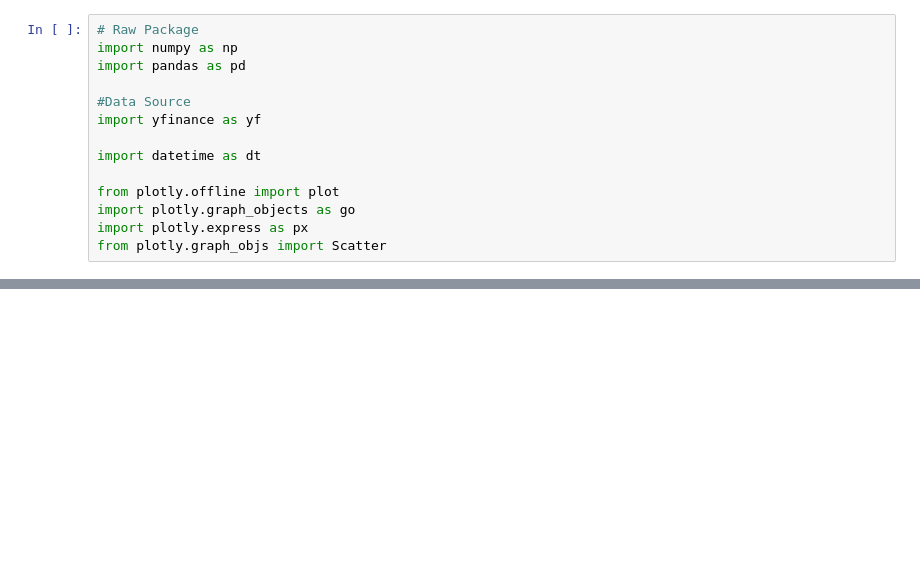
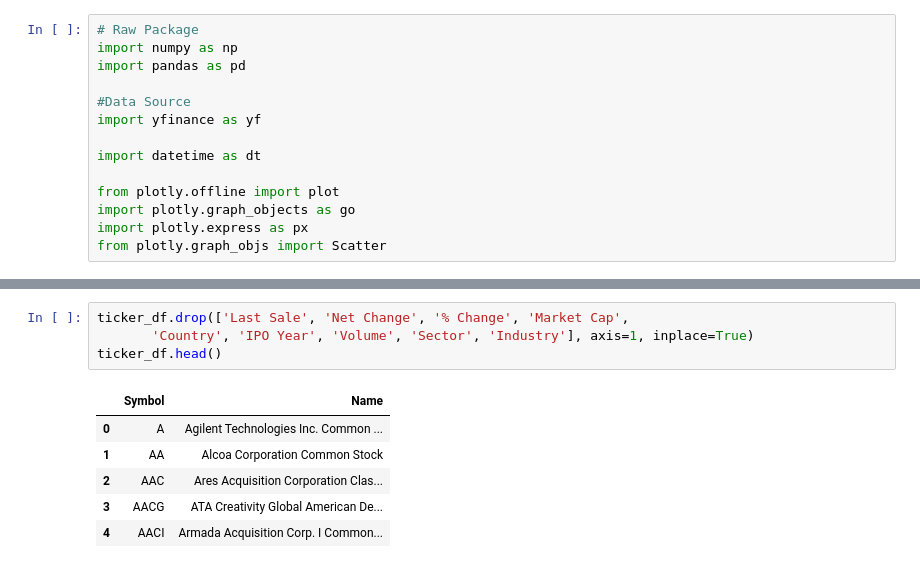
Before and after one commit to Kumar-laxmi/Stock-Prediction-System-Application, a Jupyter notebook: Machine-Learning/Stock Market Prediction.ipynb, the cells around one changed output, grey strips where cells are left out. Drawn from its saved outputs; the diff is of its cells as text; blank space fills up the shorter version.

```diff
--- a/Machine-Learning/Stock Market Prediction.ipynb
+++ b/Machine-Learning/Stock Market Prediction.ipynb
@@ -107,0 +35,11 @@ fig.show()
+# %%
+ticker_df.drop(['Last Sale', 'Net Change', '% Change', 'Market Cap',
+       'Country', 'IPO Year', 'Volume', 'Sector', 'Industry'], axis=1, inplace=True)
+ticker_df.head()
+# %% [output]
+|  | Symbol | Name |
+| 0 | A | Agilent Technologies Inc. Common ... |
+| 1 | AA | Alcoa Corporation Common Stock |
+| 2 | AAC | Ares Acquisition Corporation Clas... |
+| 3 | AACG | ATA Creativity Global American De... |
+| 4 | AACI | Armada Acquisition Corp. I Common... |
```
Also changed, not shown: parts of 10 cells of this notebook, 7 other files.
